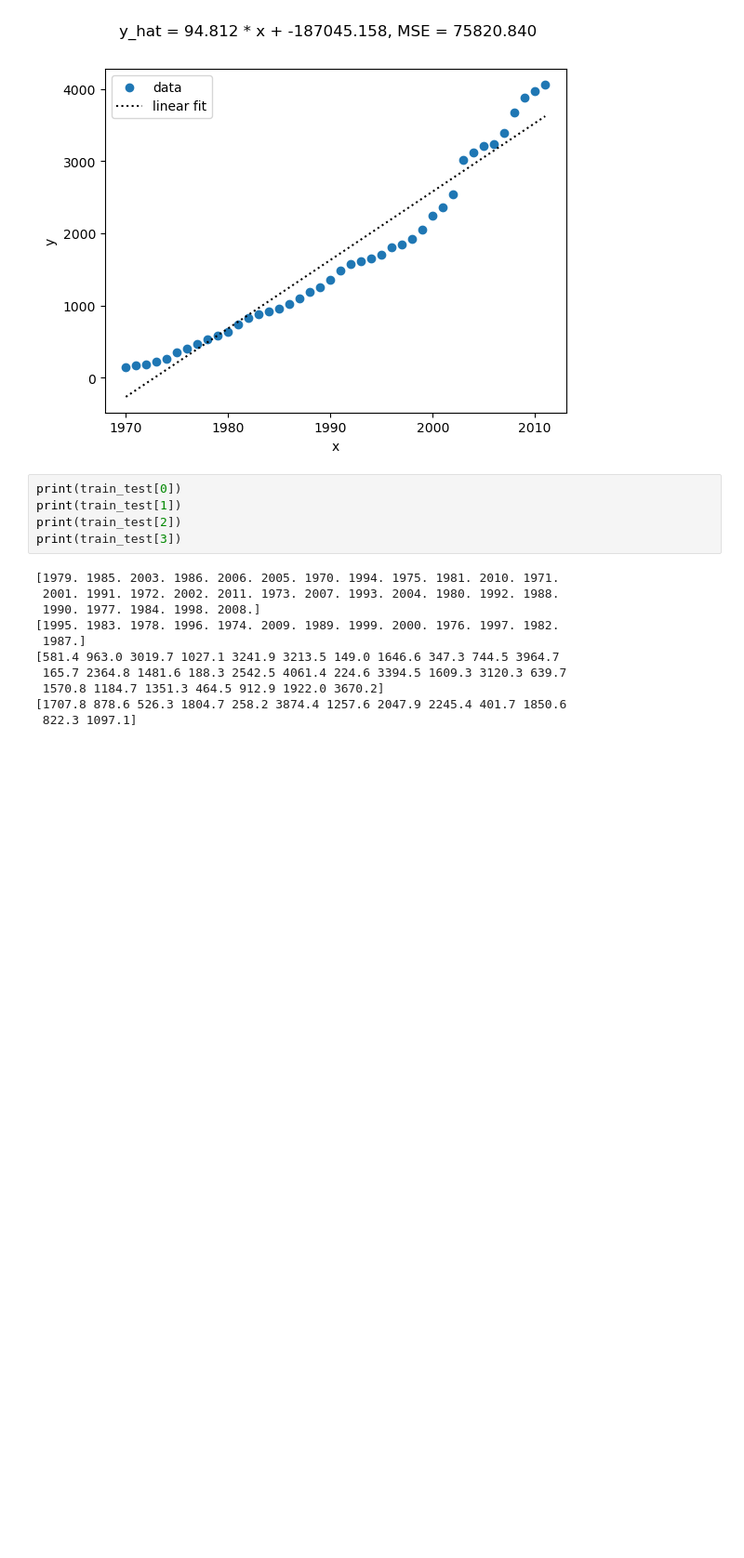
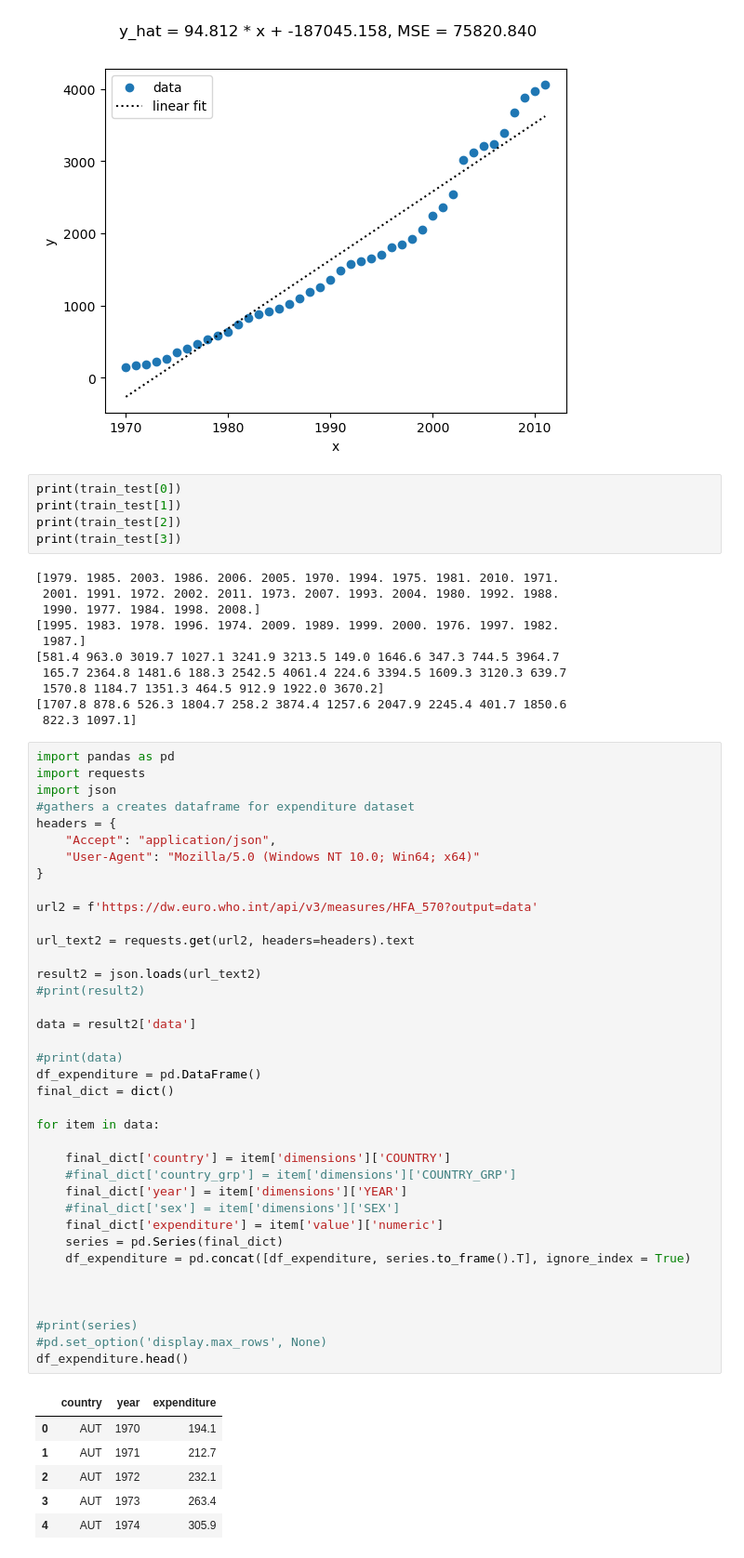
Before and after one commit to RemainingDelta/Care-Compass, a Jupyter notebook: ml-src/DataCleaning_Arthur.ipynb, the cells around one changed output. Shown at 93% size. Saved outputs shown, nothing was run; the diff lists cells and outputs as text; blank space fills up the shorter version.

```diff
--- a/ml-src/DataCleaning_Arthur.ipynb
+++ b/ml-src/DataCleaning_Arthur.ipynb
@@ -879,3 +884,48 @@ print(train_test[3])
  1570.8 1184.7 1351.3 464.5 912.9 1922.0 3670.2]
 [1707.8 878.6 526.3 1804.7 258.2 3874.4 1257.6 2047.9 2245.4 401.7 1850.6
  822.3 1097.1]
+# %%
+import pandas as pd
+import requests
+import json
+#gathers a creates dataframe for expenditure dataset
+headers = {
+    "Accept": "application/json",
+    "User-Agent": "Mozilla/5.0 (Windows NT 10.0; Win64; x64)"
+}
+
+url2 = f'https://dw.euro.who.int/api/v3/measures/HFA_570?output=data'
+
+url_text2 = requests.get(url2, headers=headers).text
+
+result2 = json.loads(url_text2)
+#print(result2)
+
+data = result2['data']
+
+#print(data)
+df_expenditure = pd.DataFrame()
+final_dict = dict()
+
+for item in data:
+
+    final_dict['country'] = item['dimensions']['COUNTRY']
+    #final_dict['country_grp'] = item['dimensions']['COUNTRY_GRP']
+    final_dict['year'] = item['dimensions']['YEAR']
+    #final_dict['sex'] = item['dimensions']['SEX']
+    final_dict['expenditure'] = item['value']['numeric']
+    series = pd.Series(final_dict)
+    df_expenditure = pd.concat([df_expenditure, series.to_frame().T], ignore_index = True)
+
+
+
+#print(series)
+#pd.set_option('display.max_rows', None)
+df_expenditure.head()
+# %% [output]
+|  | country | year | expenditure |
+| 0 | AUT | 1970 | 194.1 |
+| 1 | AUT | 1971 | 212.7 |
+| 2 | AUT | 1972 | 232.1 |
+| 3 | AUT | 1973 | 263.4 |
+| 4 | AUT | 1974 | 305.9 |
```
Also changed, not shown: parts of 8 cells of this notebook, 1 other file.
